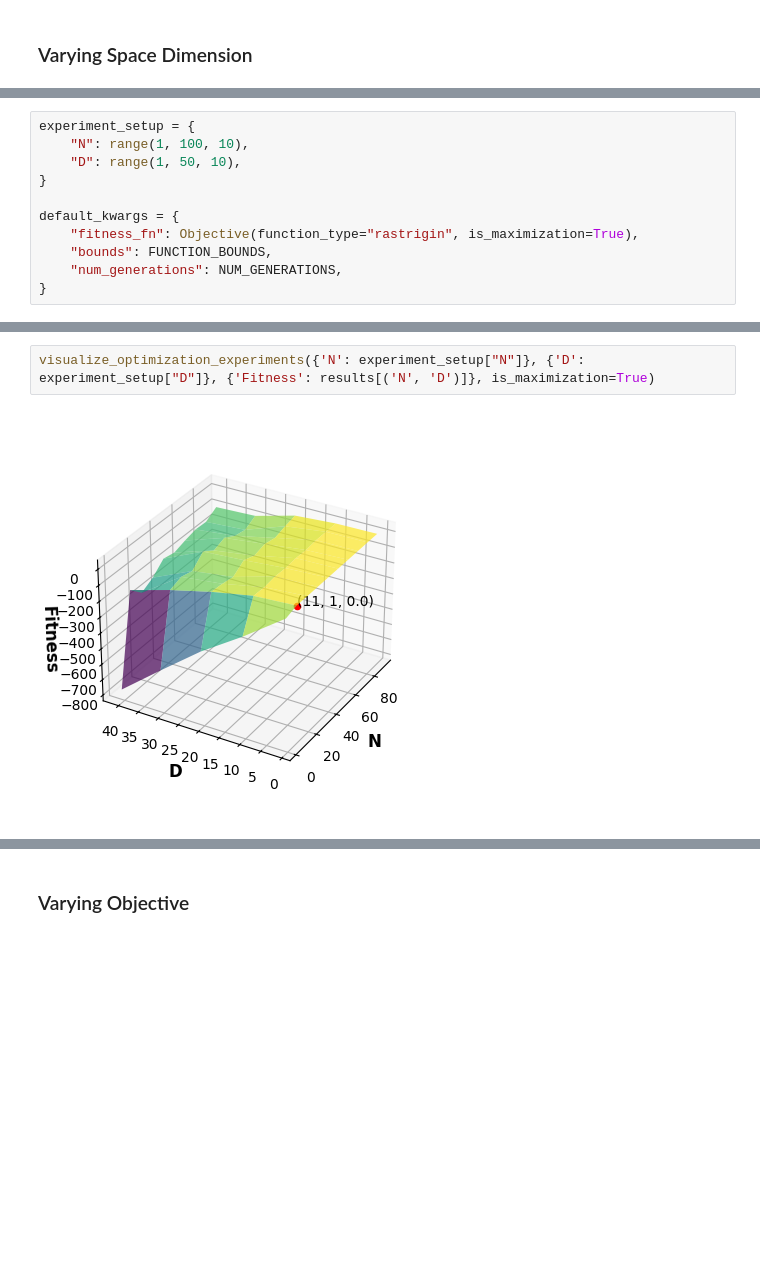
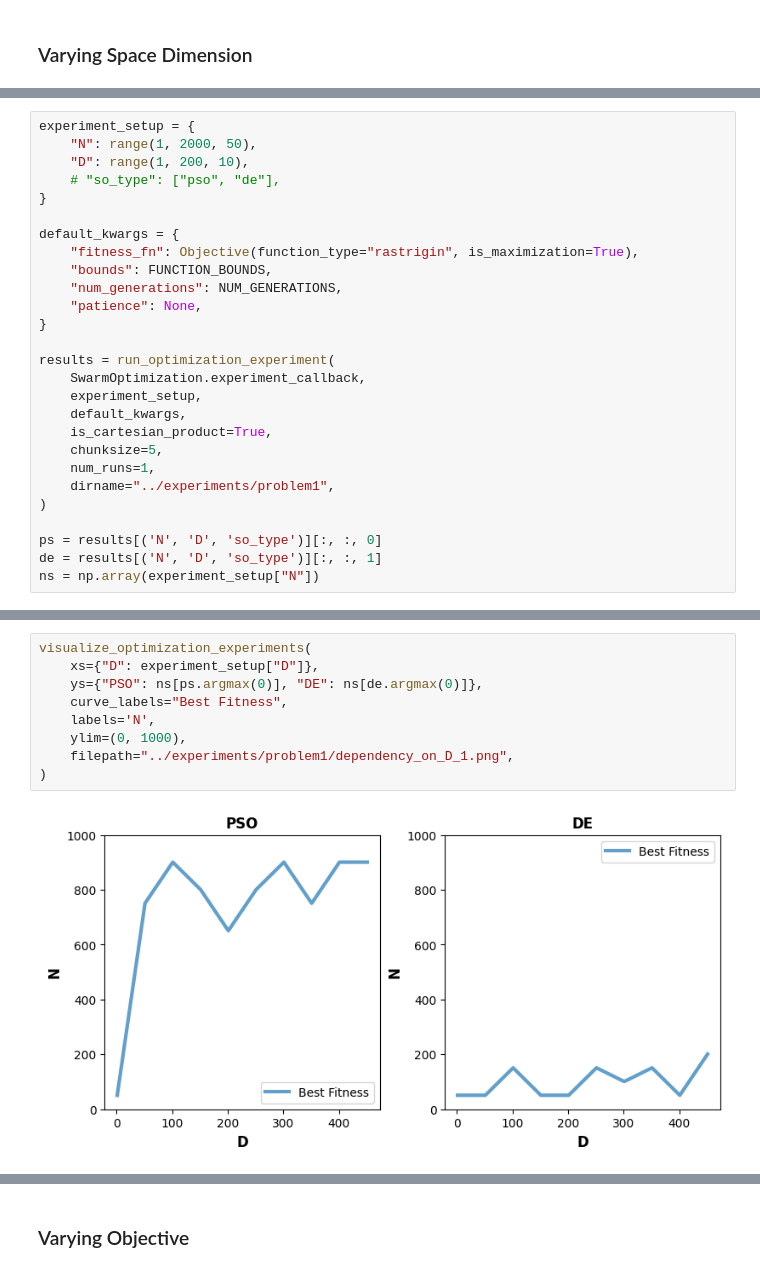
Before and after one commit to mantasu/nat2324, a Jupyter notebook: notebooks/problem1.ipynb, the cells around one changed output, grey strips where cells are left out. Cells and saved outputs as stored; diff of their text form; blank space fills up the shorter version.

```diff
--- a/notebooks/problem1.ipynb
+++ b/notebooks/problem1.ipynb
@@ -63,11 +95,27 @@ FUNCTION_BOUNDS = (-5.12, 5.12)
 # %%
 experiment_setup = {
-    "N": range(1, 100, 10),
-    "D": range(1, 50, 10),
+    "N": range(1, 2000, 50),
+    "D": range(1, 200, 10),
+    # "so_type": ["pso", "de"],
 }
 
 default_kwargs = {
     "fitness_fn": Objective(function_type="rastrigin", is_maximization=True),
     "bounds": FUNCTION_BOUNDS,
     "num_generations": NUM_GENERATIONS,
+    "patience": None,
 }
+
+results = run_optimization_experiment(
+    SwarmOptimization.experiment_callback,
+    experiment_setup,
+    default_kwargs,
+    is_cartesian_product=True,
+    chunksize=5,
+    num_runs=1,
+    dirname="../experiments/problem1",
+)
+
+ps = results[('N', 'D', 'so_type')][:, :, 0]
+de = results[('N', 'D', 'so_type')][:, :, 1]
+ns = np.array(experiment_setup["N"])
@@ -87,4 +122,11 @@ visualize_optimization_experiments(xs, ys)
-# %%
-visualize_optimization_experiments({'N': experiment_setup["N"]}, {'D': experiment_setup["D"]}, {'Fitness': results[('N', 'D')]}, is_maximization=True)
-# %% [output]
-[figure, removed]
+# %%
+visualize_optimization_experiments(
+    xs={"D": experiment_setup["D"]},
+    ys={"PSO": ns[ps.argmax(0)], "DE": ns[de.argmax(0)]},
+    curve_labels="Best Fitness",
+    labels='N',
+    ylim=(0, 1000),
+    filepath="../experiments/problem1/dependency_on_D_1.png",
+)
+# %% [output]
+[figure, added]
```
Also changed, not shown: parts of 23 cells of this notebook, 7 other files.
